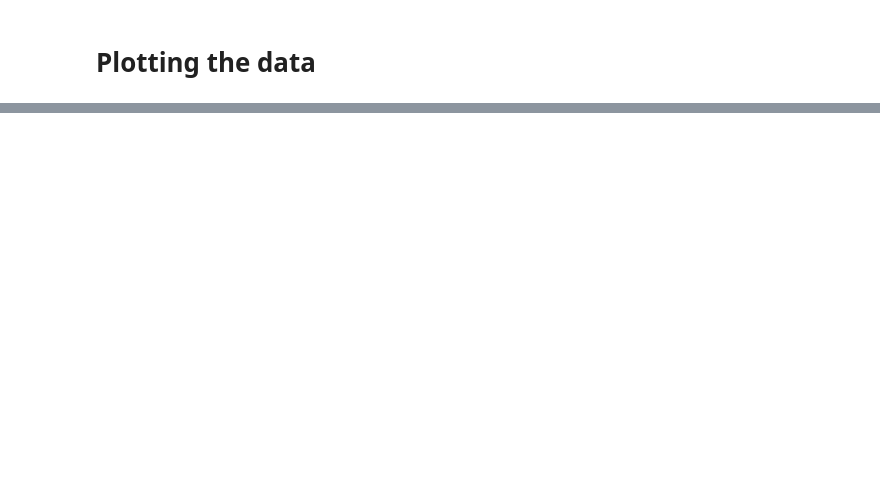
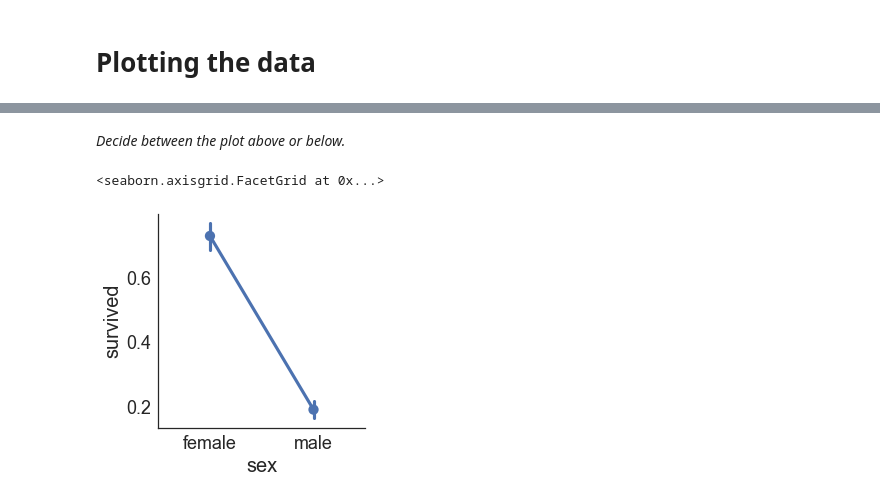
Before and after one commit to marijavlajic/code-university-ml-workshop, a Jupyter notebook: ML Workshop Part 1 - Data Exploration.ipynb, the cells around one changed output, grey strips where cells are left out. Cells and saved outputs as stored; diff of their text form; code cells hidden in the pictures; blank space fills up the shorter version.

```diff
--- a/ML Workshop Part 1 - Data Exploration.ipynb
+++ b/ML Workshop Part 1 - Data Exploration.ipynb
@@ -114,0 +111,7 @@ X_test.shape, y_test.shape
+# %% [markdown]
+_Decide between the plot above or below._
+# %%
+sns.factorplot('sex', 'survived', data = titanic)
+# %% [output]
+<seaborn.axisgrid.FacetGrid at 0x...>
+[figure, added]
```
Also changed, not shown: parts of 56 cells of this notebook, 1 other file.
